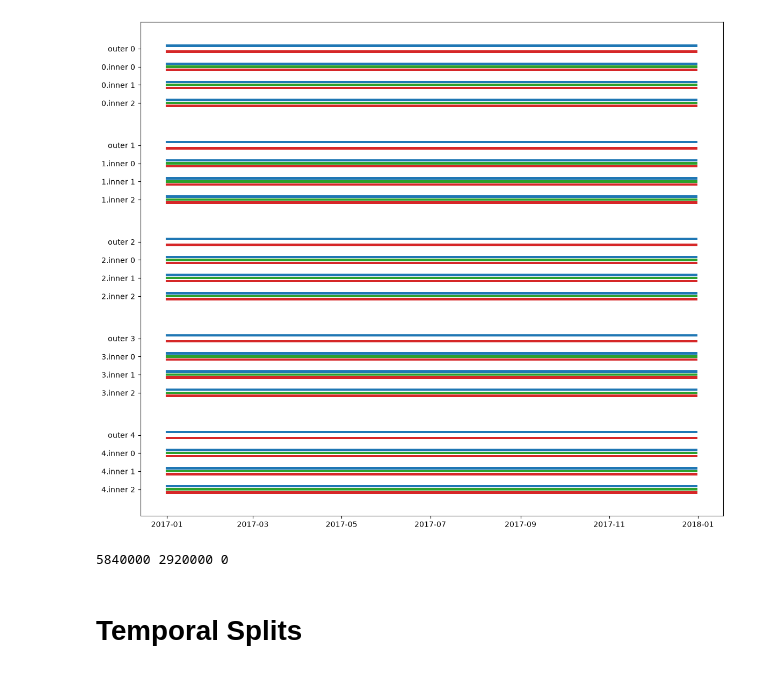
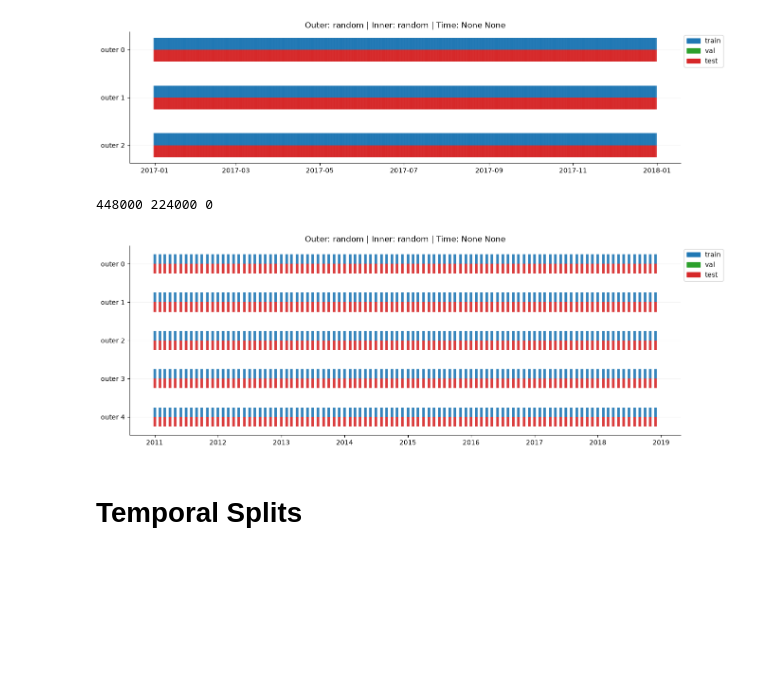
Before and after one commit to liviabetti1/torchgeo-bench, a Jupyter notebook: src/torchgeo_bench/coordbench/notebooks/debugging/test_temporal_splits.ipynb, the cells around one changed output. Saved outputs shown, nothing was run; the diff lists cells and outputs as text; code cells hidden in the pictures; blank space fills up the shorter version.

```diff
--- a/src/torchgeo_bench/coordbench/notebooks/debugging/test_temporal_splits.ipynb
+++ b/src/torchgeo_bench/coordbench/notebooks/debugging/test_temporal_splits.ipynb
@@ -8,5 +9,8 @@ from torchgeo_bench.coordbench.splits import SPLITS, make_folds
 # %%
-bench = load_benchmarks("era5_ecmwf")[0]
-rows = np.arange(len(bench.lat))
-dates = pd.to_datetime(bench.posix_timestamp, unit="s")
+bench_era5 = load_benchmarks("era5_ecmwf")[0]
+rows = np.arange(len(bench_era5.lat))
 STYLE = {"train": ("tab:blue", -0.25), "val": ("tab:green", 0), "test": ("tab:red", 0.25)}
+# %%
+bench_chelsa = load_benchmarks("chelsa_monthly")[0]
+rows = np.arange(len(bench_chelsa.lat))
+STYLE = {"train": ("tab:blue", -0.25), "val": ("tab:green", 0), "test": ("tab:red", 0.25)}
@@ -13,44 +73,20 @@ STYLE = {"train": ("tab:blue", -0.25), "val": ("tab:green", 0), "test": ("tab:re
 # %%
 split = "random"
-cfg = CoordEvaluationConfig(split=split, inner_split=split, folds=5, inner_folds=3, time_unit="month", max_train_size=12)
-panels = []
-for k, f in enumerate(make_folds(cfg, bench, rows, seed=0)):
-    panels.append((f"outer {k}", {"train": f.train, "test": f.test}))
-    panels += [(f"{k}.inner {j}", {"train": tr, "val": va, "test": f.test}) for j, (tr, va) in enumerate(f.inner)]
-
-gap_outer = 2   # spacing between outer groups
-gap_inner = 1.5 # spacing between rows within a group
-
-ys = []
-offset = 0
-
-for i, (name, _) in enumerate(panels):
-    if i > 0 and name.startswith("outer"):
-        offset += gap_outer
-    ys.append(i * gap_inner + offset)
-
-fig, ax = plt.subplots(figsize=(14, 0.3 * max(ys) + 1))
-
-height = 0.2
-
-for y, (_, roles) in zip(ys, panels):
-    for role, idx in roles.items():
-        d = dates[idx].unique()
-        pos = y + STYLE[role][1]
-        ax.vlines(d, pos - height / 2, pos + height / 2,
-                  colors=STYLE[role][0], linewidth=3)
-
-ax.set_yticks(ys, [name for name, _ in panels])
-ax.invert_yaxis()  # outer 0 at the top
-
-plt.show()
+cfg = CoordEvaluationConfig(nested_splits=[(split, split)], folds=3, inner_folds=3)
+plot_split(bench_era5, split, cfg)
 # %% [output]
-[figure, old version]
+[figure, new version]
 # %%
-f = make_folds(cfg, bench, rows, seed=0)[0]; tr, va = f.inner[0]
+f = make_folds(cfg, bench_era5, rows, seed=0, variant=(split, split, None))[0]; tr, va = f.inner[0]
 print(len(tr), len(va), np.intersect1d(tr, va).size)  # last number should be 0
 # %% [output]
-5840000 2920000 0
+448000 224000 0
+# %%
+split = "random"
+cfg = CoordEvaluationConfig(nested_splits=[(split, split)], folds=5, inner_folds=3)
+plot_split(bench_chelsa, split, cfg)
+# %% [output]
+[figure, added]
 # %% [markdown]
 # Temporal Splits
 # %% [markdown]
```
Also changed, not shown: parts of 9 cells of this notebook, 9 other files.
